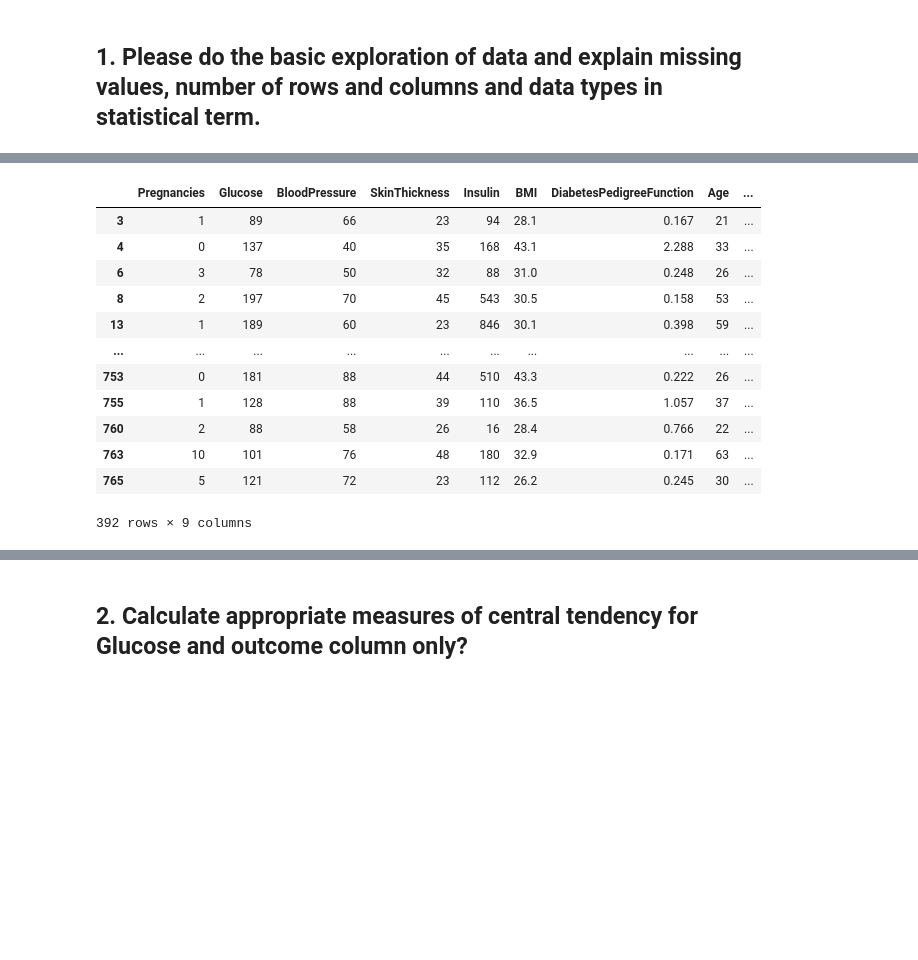
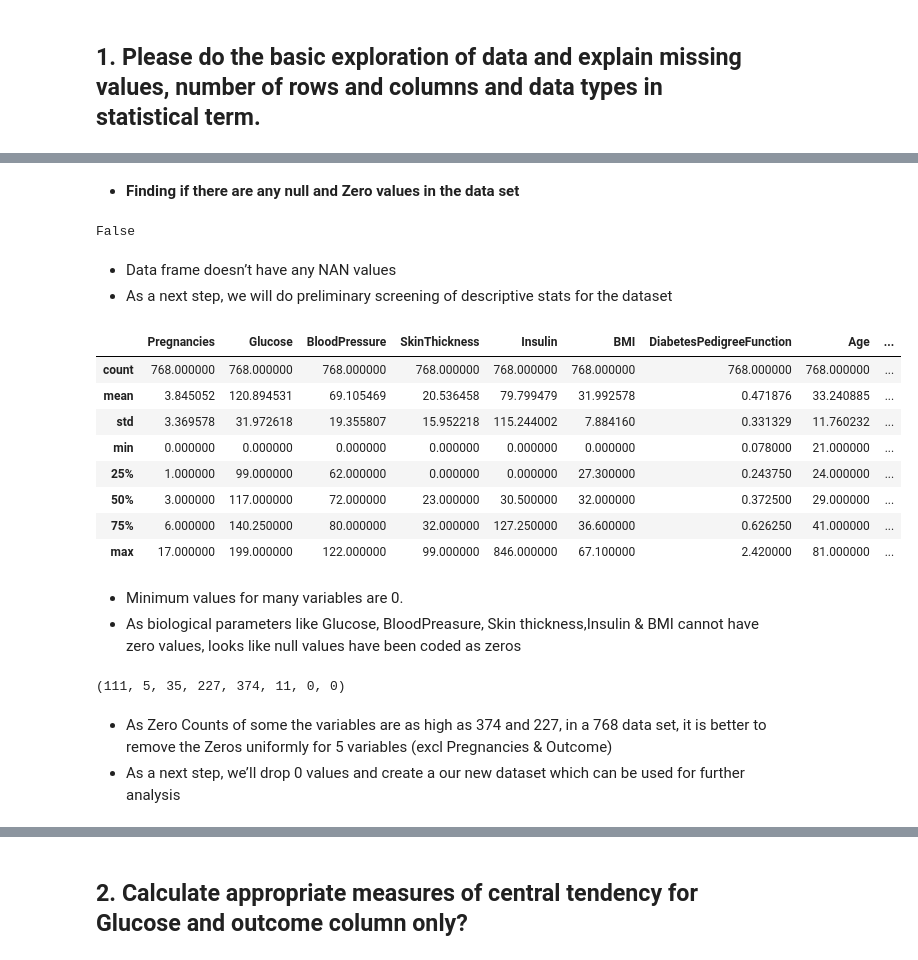
Before and after one commit to rhythmbhavsar/Diabetes-, a Jupyter notebook: Diabities.ipynb, the cells around one changed output, grey strips where cells are left out. Cells and saved outputs as stored; diff of their text form; code cells hidden in the pictures; blank space fills up the shorter version.

```diff
--- a/Diabities.ipynb
+++ b/Diabities.ipynb
@@ -69,16 +56,34 @@ dbt=dia.drop(dia.index[c])
-# %%
-dbt
-# %% [output]
-|  | Pregnancies | Glucose | BloodPressure | SkinThickness | Insulin | BMI | DiabetesPedigreeFunction | Age | ... |
-| 3 | 1 | 89 | 66 | 23 | 94 | 28.1 | 0.167 | 21 | ... |
-| 4 | 0 | 137 | 40 | 35 | 168 | 43.1 | 2.288 | 33 | ... |
-| 6 | 3 | 78 | 50 | 32 | 88 | 31.0 | 0.248 | 26 | ... |
-| 8 | 2 | 197 | 70 | 45 | 543 | 30.5 | 0.158 | 53 | ... |
-| 13 | 1 | 189 | 60 | 23 | 846 | 30.1 | 0.398 | 59 | ... |
-| ... | ... | ... | ... | ... | ... | ... | ... | ... | ... |
-| 753 | 0 | 181 | 88 | 44 | 510 | 43.3 | 0.222 | 26 | ... |
-| 755 | 1 | 128 | 88 | 39 | 110 | 36.5 | 1.057 | 37 | ... |
-| 760 | 2 | 88 | 58 | 26 | 16 | 28.4 | 0.766 | 22 | ... |
-| 763 | 10 | 101 | 76 | 48 | 180 | 32.9 | 0.171 | 63 | ... |
-| 765 | 5 | 121 | 72 | 23 | 112 | 26.2 | 0.245 | 30 | ... |
-392 rows × 9 columns
+# %% [markdown]
+- **Finding if there are any null and Zero values in the data set**
+# %%
+diabetes.isnull().values.any()
+## To check if data contains null values
+# %% [output]
+False
+# %% [markdown]
+- Data frame doesn’t have any NAN values
+- As a next step, we will do preliminary screening of descriptive stats for the dataset
+# %%
+diabetes.describe()
+## To run numerical descriptive stats for the data set
+# %% [output]
+|  | Pregnancies | Glucose | BloodPressure | SkinThickness | Insulin | BMI | DiabetesPedigreeFunction | Age | ... |
+| count | 768.000000 | 768.000000 | 768.000000 | 768.000000 | 768.000000 | 768.000000 | 768.000000 | 768.000000 | ... |
+| mean | 3.845052 | 120.894531 | 69.105469 | 20.536458 | 79.799479 | 31.992578 | 0.471876 | 33.240885 | ... |
+| std | 3.369578 | 31.972618 | 19.355807 | 15.952218 | 115.244002 | 7.884160 | 0.331329 | 11.760232 | ... |
+| min | 0.000000 | 0.000000 | 0.000000 | 0.000000 | 0.000000 | 0.000000 | 0.078000 | 21.000000 | ... |
+| 25% | 1.000000 | 99.000000 | 62.000000 | 0.000000 | 0.000000 | 27.300000 | 0.243750 | 24.000000 | ... |
+| 50% | 3.000000 | 117.000000 | 72.000000 | 23.000000 | 30.500000 | 32.000000 | 0.372500 | 29.000000 | ... |
+| 75% | 6.000000 | 140.250000 | 80.000000 | 32.000000 | 127.250000 | 36.600000 | 0.626250 | 41.000000 | ... |
+| max | 17.000000 | 199.000000 | 122.000000 | 99.000000 | 846.000000 | 67.100000 | 2.420000 | 81.000000 | ... |
+# %% [markdown]
+- Minimum values for many variables are 0.
+- As biological parameters like Glucose, BloodPreasure, Skin thickness,Insulin & BMI cannot have zero values, looks like null values have     been coded as zeros
+# %%
+(diabetes.Pregnancies == 0).sum(),(diabetes.Glucose==0).sum(),(diabetes.BloodPressure==0).sum(),(diabetes.SkinThickness==0).sum(),(diabetes.Insulin==0).sum(),(diabetes.BMI==0).sum(),(diabetes.DiabetesPedigreeFunction==0).sum(),(diabetes.Age==0).sum()
+## Counting cells with 0 Values for each variable and publishing the counts below
+# %% [output]
+(111, 5, 35, 227, 374, 11, 0, 0)
+# %% [markdown]
+- As Zero Counts of some the variables are as high as 374 and 227, in a 768 data set, it is better to remove the Zeros uniformly for 5 variables (excl Pregnancies & Outcome)
+- As a next step, we’ll drop 0 values and create a our new dataset which can be used for further analysis
```
Also changed, not shown: parts of 68 cells of this notebook.
